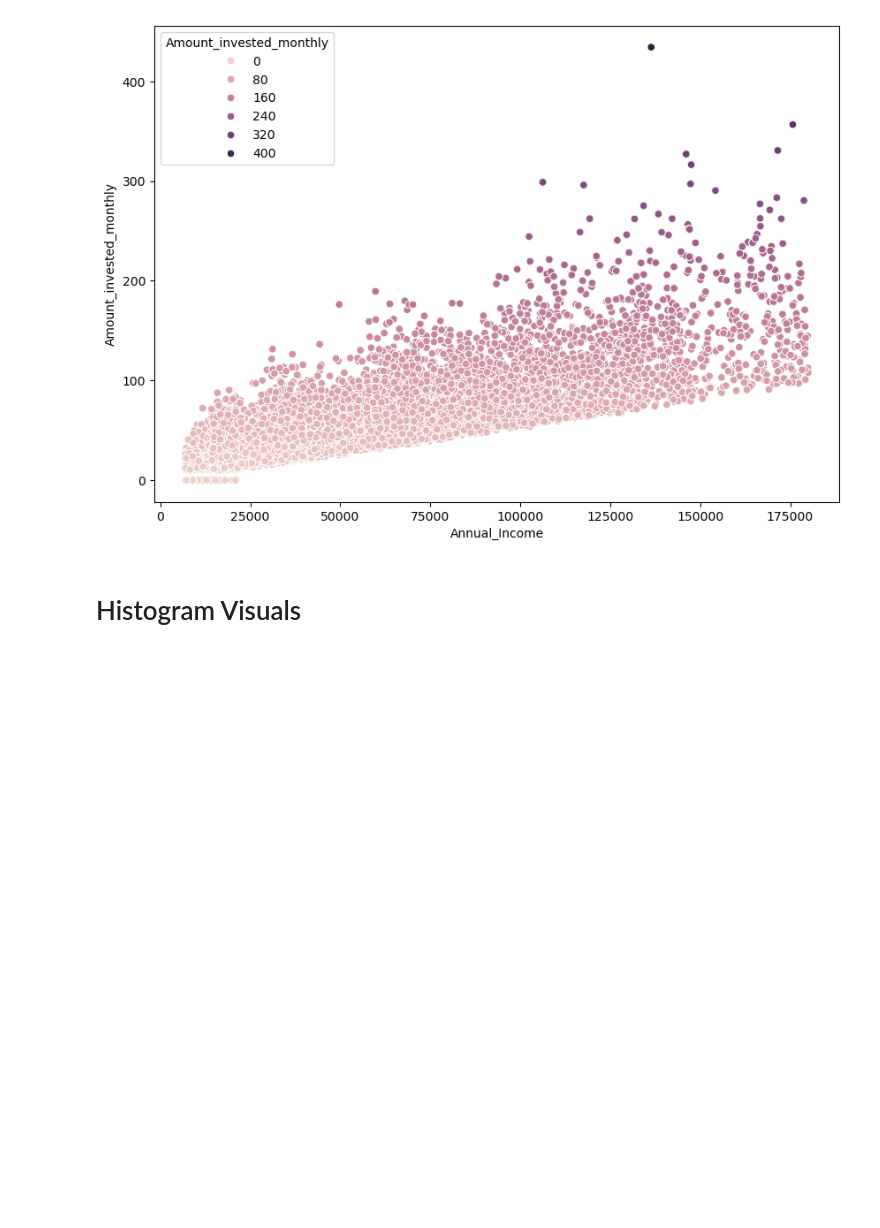
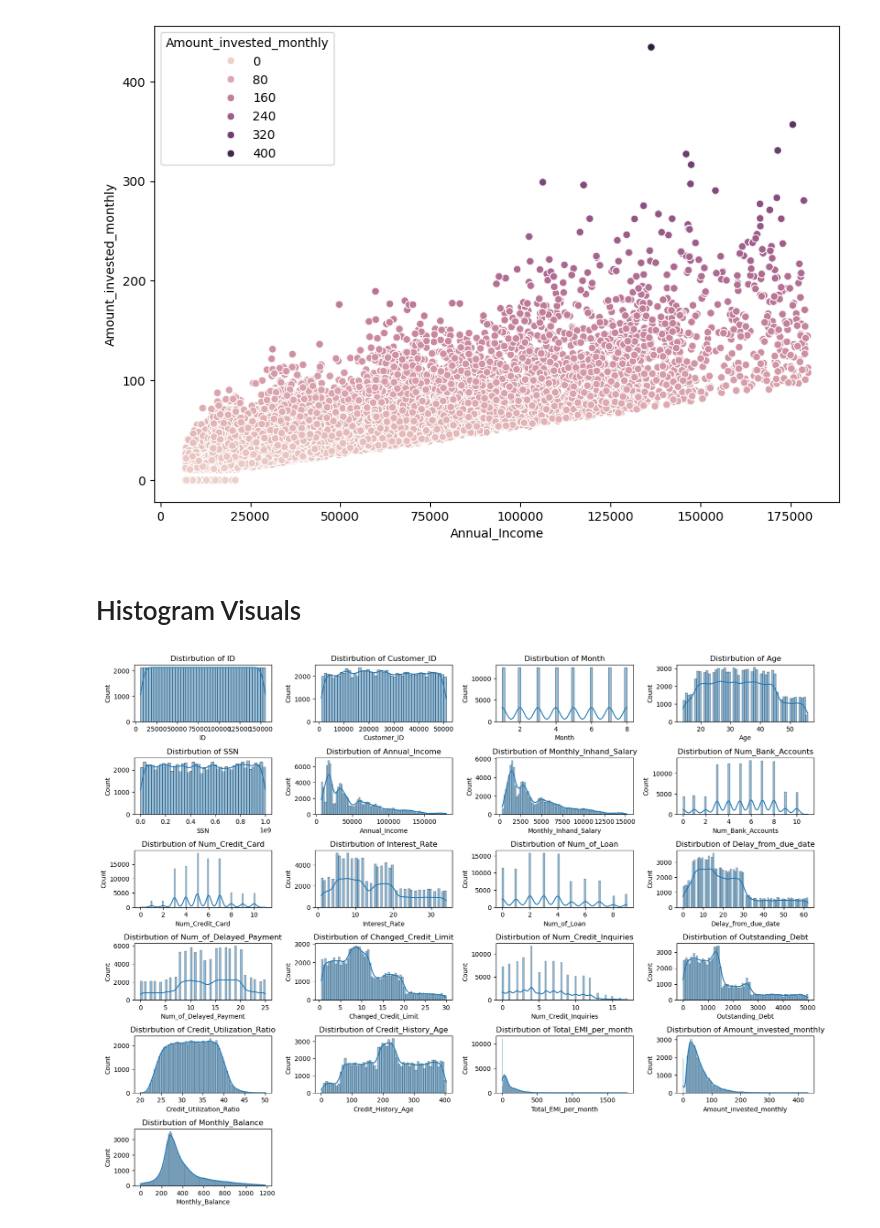
Before and after one commit to MaukanMir/Credit-Classification-Analysis, a Jupyter notebook: training.ipynb, the cells around one changed output. Drawn from its saved outputs; the diff is of its cells as text; code cells hidden in the pictures; blank space fills up the shorter version.

```diff
--- a/training.ipynb
+++ b/training.ipynb
@@ -31,6 +31,7 @@ def check_class_imbalance(target):
 
 def plot_distribution(df, dist_type):
 
+  plt.figure(figsize=(16, 16))
   rows = len(df.columns)
   dims = (rows+ 4)//3
 
@@ -147,3 +148,7 @@ plt.show()
 [figure]
 # %% [markdown]
 # Histogram Visuals
+# %%
+plot_distribution(numeric_cols, "hist")
+# %% [output]
+[figure, added]
```
